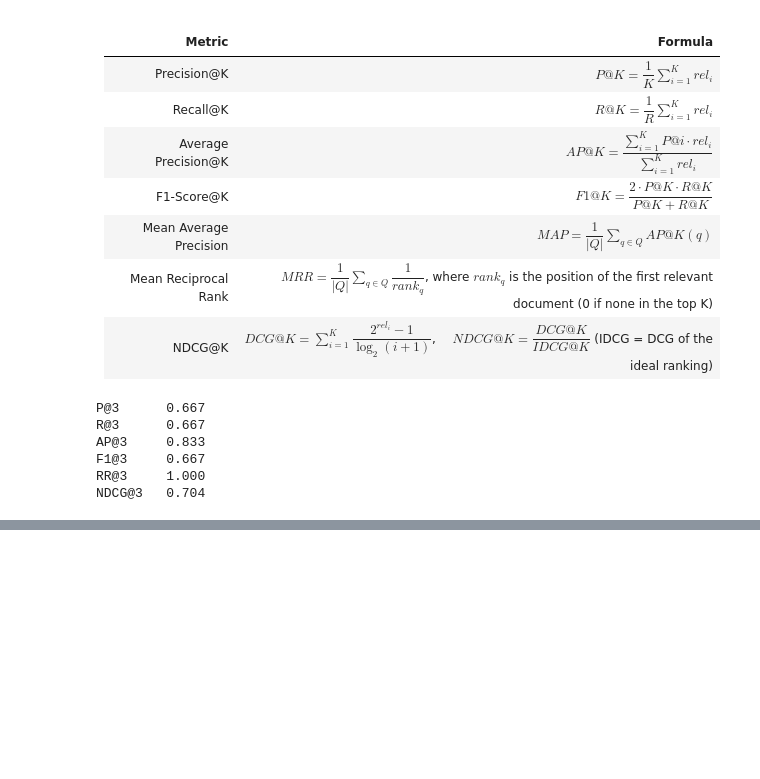
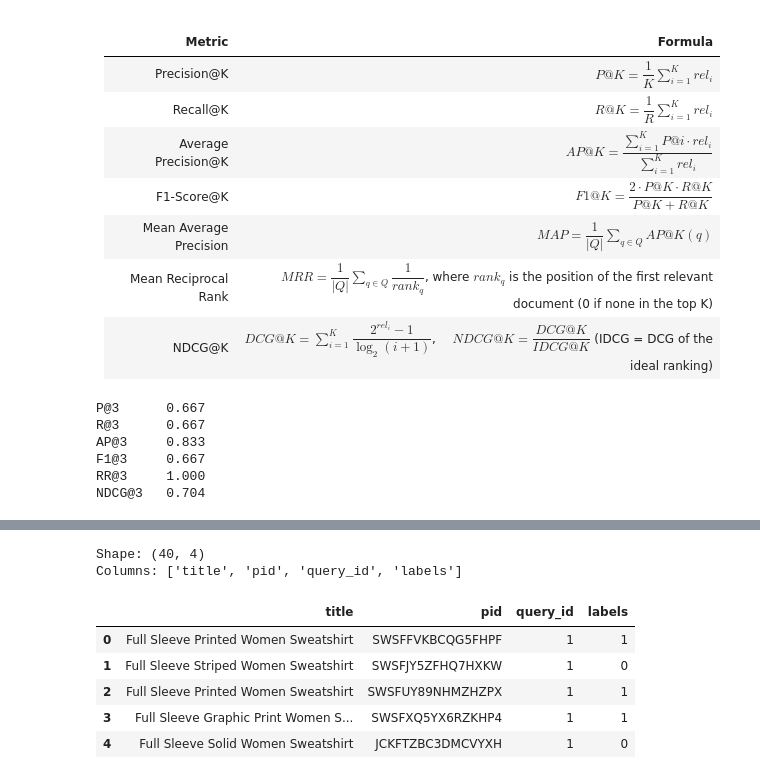
Before and after one commit to Mousemices/R-part1, a Jupyter notebook: project_progress/part_2/02_indexing_evaluation.ipynb, the cells around one changed output, grey strips where cells are left out. Drawn from its saved outputs; the diff is of its cells as text; code cells hidden in the pictures; blank space fills up the shorter version.

```diff
--- a/project_progress/part_2/02_indexing_evaluation.ipynb
+++ b/project_progress/part_2/02_indexing_evaluation.ipynb
@@ -543,0 +571,18 @@ NDCG@3   0.704
+# %%
+validation_path = ROOT_DIR / "data" / "validation_labels.csv"
+
+validation = pd.read_csv(validation_path)
+
+print("Shape:", validation.shape)
+print("Columns:", validation.columns.tolist())
+
+display(validation.head())
+# %% [output]
+Shape: (40, 4)
+Columns: ['title', 'pid', 'query_id', 'labels']
+|  | title | pid | query_id | labels |
+| 0 | Full Sleeve Printed Women Sweatshirt | SWSFFVKBCQG5FHPF | 1 | 1 |
+| 1 | Full Sleeve Striped Women Sweatshirt | SWSFJY5ZFHQ7HXKW | 1 | 0 |
+| 2 | Full Sleeve Printed Women Sweatshirt | SWSFUY89NHMZHZPX | 1 | 1 |
+| 3 | Full Sleeve Graphic Print Women S... | SWSFXQ5YX6RZKHP4 | 1 | 1 |
+| 4 | Full Sleeve Solid Women Sweatshirt | JCKFTZBC3DMCVYXH | 1 | 0 |
```
Also changed, not shown: parts of 11 cells of this notebook.
